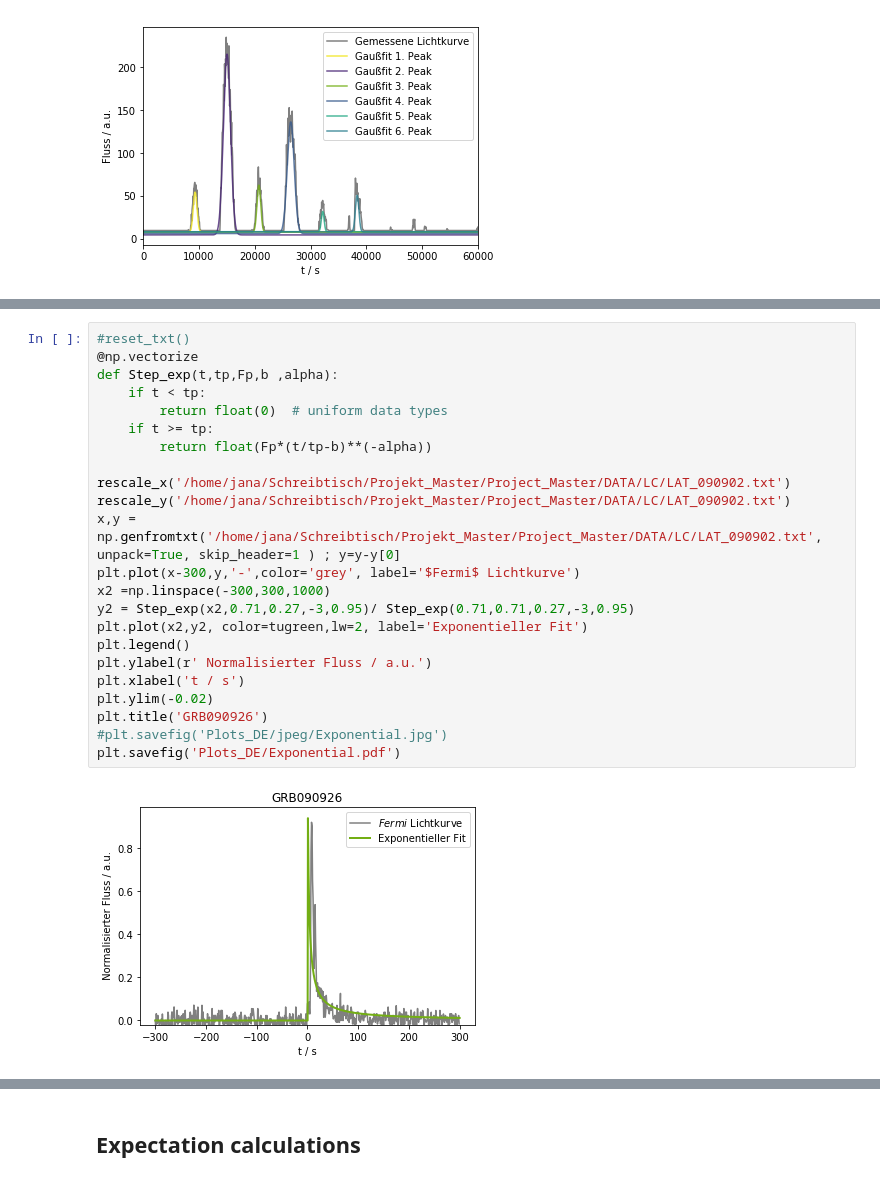
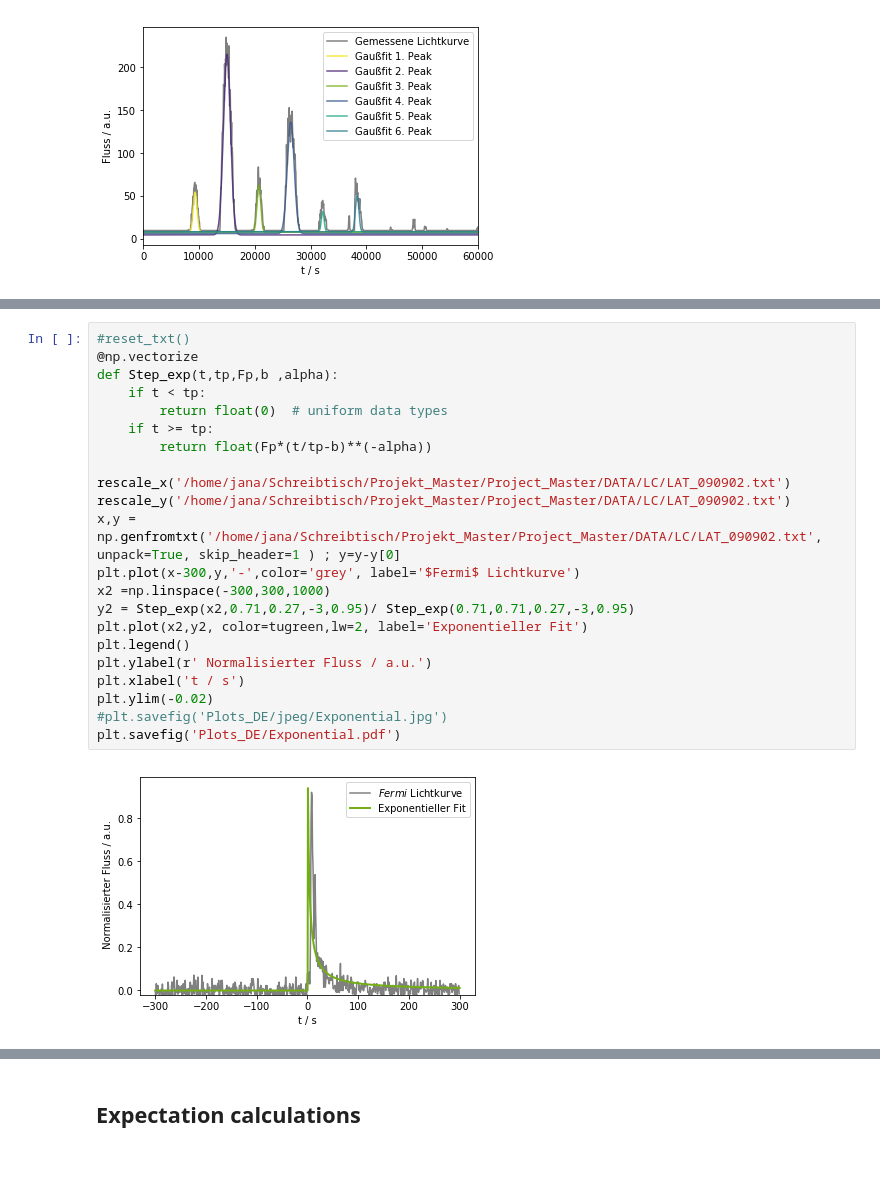
Before and after one commit to JanaMo/Project_Master, a Jupyter notebook: Plots.ipynb, the cells around one changed output, grey strips where cells are left out. Drawn from its saved outputs; the diff is of its cells as text.

Commit message:
Some changes for plots in thesis

```diff
--- a/Plots.ipynb
+++ b/Plots.ipynb
@@ -232,28 +232,27 @@ plt.savefig('Plots_DE/jpeg/Broken_Powerlaw.jpeg', bbox_inches= 'tight')
 # %%
 #reset_txt()
 @np.vectorize
 def Step_exp(t,tp,Fp,b ,alpha):
     if t < tp:
         return float(0)  # uniform data types
     if t >= tp:
         return float(Fp*(t/tp-b)**(-alpha))
 
 rescale_x('/home/jana/Schreibtisch/Projekt_Master/Project_Master/DATA/LC/LAT_090902.txt')
 rescale_y('/home/jana/Schreibtisch/Projekt_Master/Project_Master/DATA/LC/LAT_090902.txt')
 x,y = np.genfromtxt('/home/jana/Schreibtisch/Projekt_Master/Project_Master/DATA/LC/LAT_090902.txt', unpack=True, skip_header=1 ) ; y=y-y[0]
 plt.plot(x-300,y,'-',color='grey', label='$Fermi$ Lichtkurve')
 x2 =np.linspace(-300,300,1000)
 y2 = Step_exp(x2,0.71,0.27,-3,0.95)/ Step_exp(0.71,0.71,0.27,-3,0.95)
 plt.plot(x2,y2, color=tugreen,lw=2, label='Exponentieller Fit')
 plt.legend()
 plt.ylabel(r' Normalisierter Fluss / a.u.')
 plt.xlabel('t / s')
 plt.ylim(-0.02)
-plt.title('GRB090926')
 #plt.savefig('Plots_DE/jpeg/Exponential.jpg')
 plt.savefig('Plots_DE/Exponential.pdf')
 # %% [output]
-[figure, old version]
+[figure, new version]
 # %%
 rescale_x('/home/jana/Schreibtisch/Projekt_Master/Project_Master/DATA/LC/LAT_090902.txt')
 rescale_y('/home/jana/Schreibtisch/Projekt_Master/Project_Master/DATA/LC/LAT_090902.txt')
```
Also changed, not shown: parts of 13 cells of this notebook, 2 other files.
